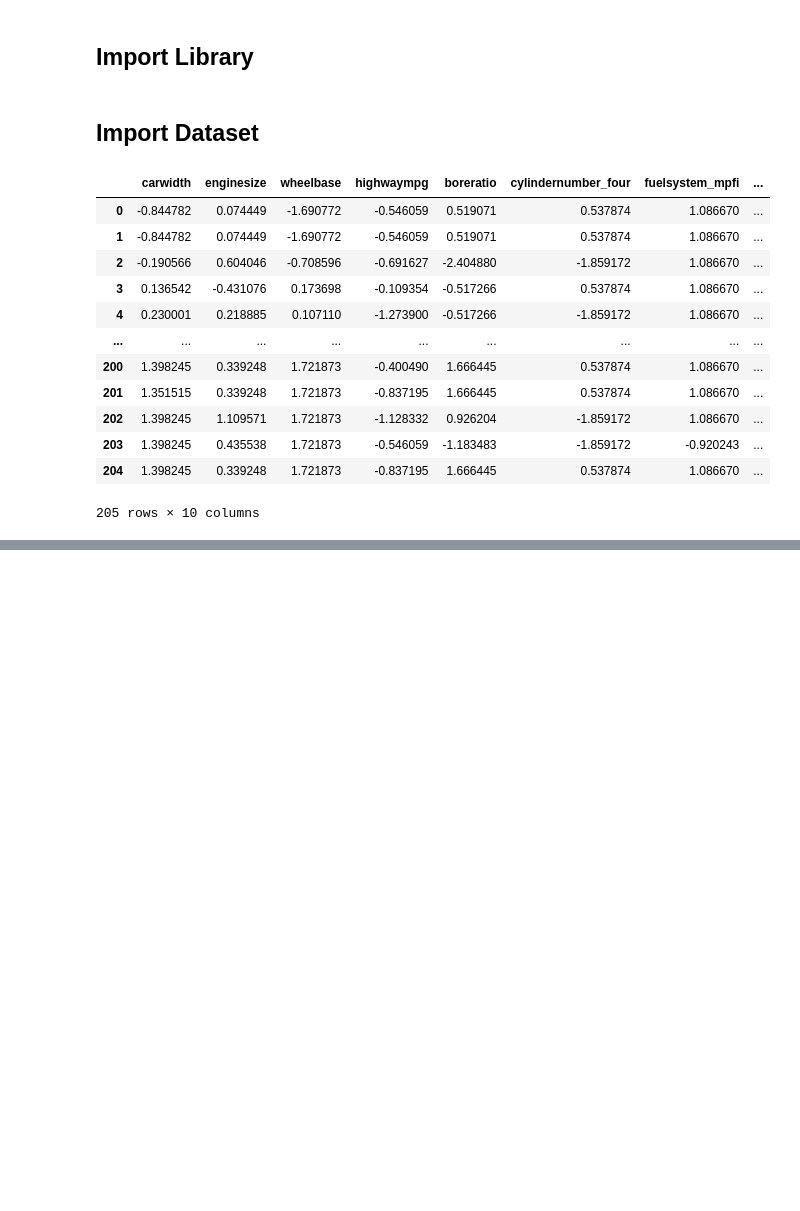
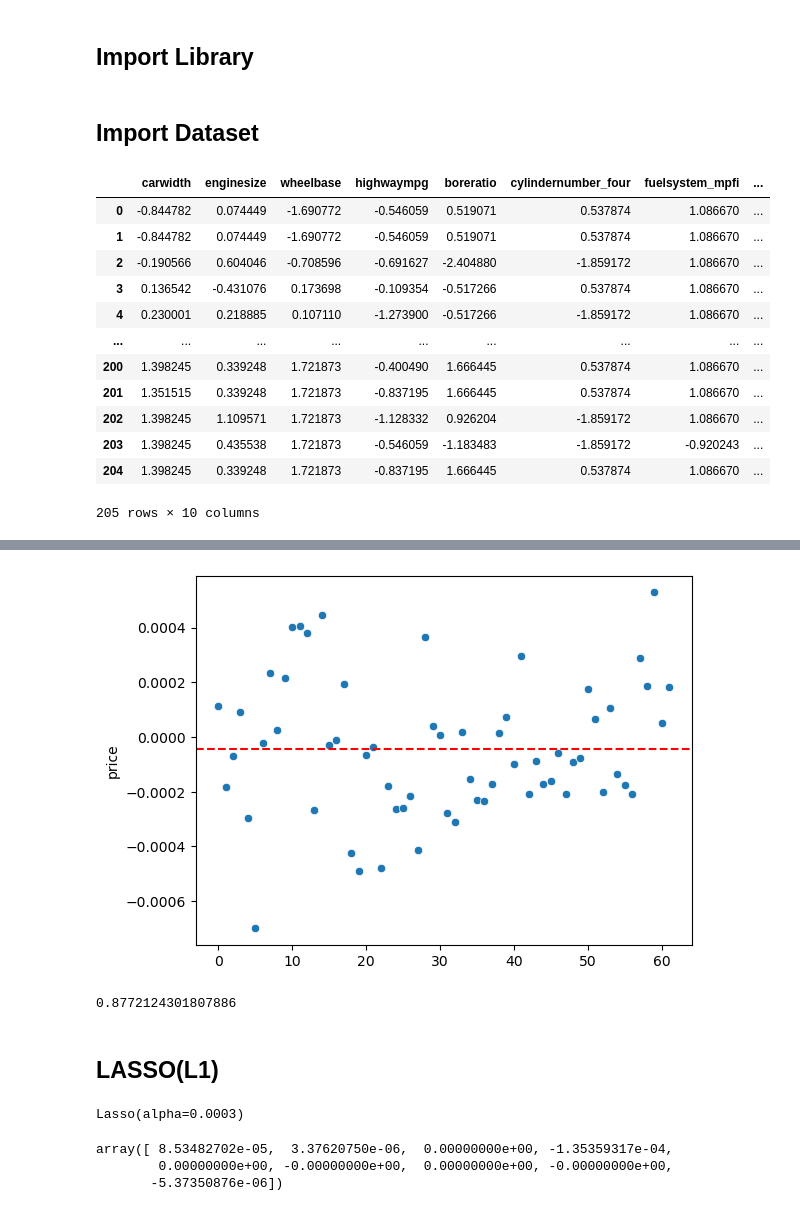
Before and after one commit to notfakearcher/yanjun, a Jupyter notebook: 01_topics/machine_learning/regression /polynomal.ipynb, the cells around one changed output, grey strips where cells are left out. Saved outputs shown, nothing was run; the diff lists cells and outputs as text; code cells hidden in the pictures; blank space fills up the shorter version.

```diff
--- a/01_topics/machine_learning/regression /polynomal.ipynb
+++ b/01_topics/machine_learning/regression /polynomal.ipynb
@@ -36,0 +44,2 @@ y = car['price']
+# %%
+X_train, X_test, y_train, y_test = train_test_split(X, y, test_size = 0.3)
@@ -69,0 +55,7 @@ Notes:
+# %%
+# fit the model
+ridge = Ridge(alpha = 1)
+ridge.fit(X = X_train, y = y_train)
+cofficient = ridge.coef_
+features = ridge.feature_names_in_
+cofficient
@@ -69,0 +92,34 @@ Notes:
+# %%
+# check the predict
+y_predict = ridge.predict(X = X_test)
+
+# check the error
+error_ridge = y_test -  y_predict
+
+# plot the error vs data
+sns.scatterplot(x = range(len(X_test)), y = error_ridge, )
+plt.axhline(y = error_ridge.mean(), linestyle = '--', color = 'red')
+plt.show()
+# %% [output]
+[figure, added]
+# %%
+# check the r_2
+r2 = r2_score(y_test, y_predict)
+r2
+# %% [output]
+0.8772124301807886
+# %% [markdown]
+## LASSO(L1)
+# %%
+lasso = Lasso(alpha = 0.0003 )
+lasso.fit(X = X_train, y = y_train)
+# %% [output]
+Lasso(alpha=0.0003)
+# %%
+cofficient = lasso.coef_
+features = lasso.feature_names_in_
+cofficient
+# %% [output]
+array([ 8.53482702e-05,  3.37620750e-06,  0.00000000e+00, -1.35359317e-04,
+        0.00000000e+00, -0.00000000e+00,  0.00000000e+00, -0.00000000e+00,
+       -5.37350876e-06])
```
Also changed, not shown: parts of 25 cells of this notebook.
